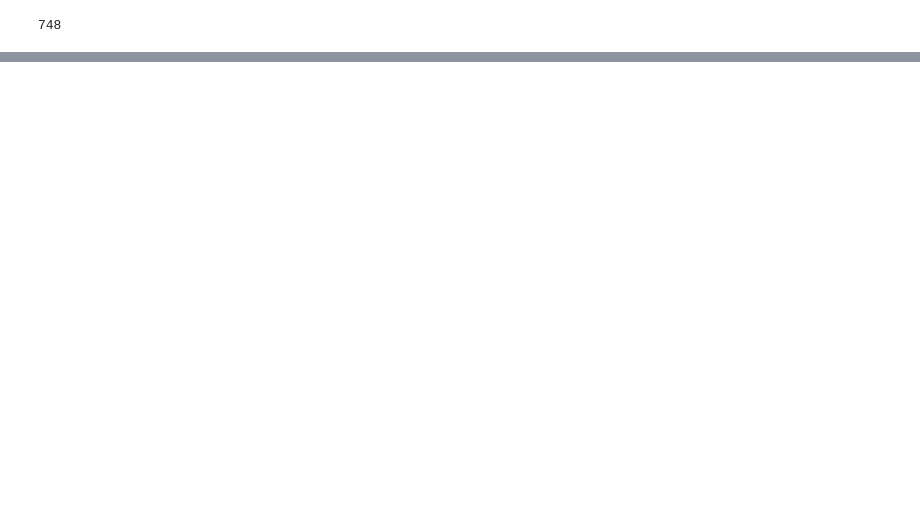
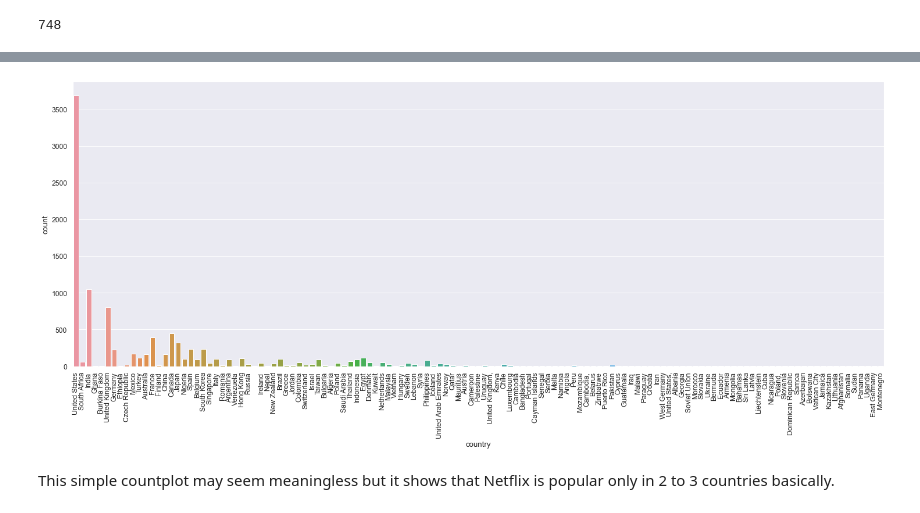
Before and after one commit to WRD397/Projects, a Jupyter notebook: BusinessCase_Netflix_EDA/main.ipynb, the cells around one changed output, grey strips where cells are left out. Drawn from its saved outputs; the diff is of its cells as text; code cells hidden in the pictures; blank space fills up the shorter version.

Commit message:
normal bar plot done. Tryin' to plot a map

```diff
--- a/BusinessCase_Netflix_EDA/main.ipynb
+++ b/BusinessCase_Netflix_EDA/main.ipynb
@@ -460,0 +483,3 @@ len(df_country.country.unique())
+# %%
+country_lst = df_country['country'].apply(lambda x: str(x).split(", ")).tolist()
+country_lst
@@ -460,0 +504,3 @@ len(df_country.country.unique())
+# %%
+df_country_melted = pd.DataFrame(country_lst,index = df_country['show_id'])
+df_country_melted
@@ -460,0 +522,3 @@ len(df_country.country.unique())
+# %%
+df_country_new = pd.DataFrame(df_country_melted.stack()).reset_index()
+df_country_new.head()
@@ -460,0 +532,4 @@ len(df_country.country.unique())
+# %%
+df_country_new.rename(columns={0:'country'}, inplace=True)
+df_country_new.drop(['level_1'], axis=1, inplace=True)
+df_country_new
@@ -460,0 +600,7 @@ len(df_country.country.unique())
+# %%
+ax = sns.countplot(x='country', data=df_country_new)
+ax.tick_params(axis='x', rotation=90)
+# %% [output]
+[figure, added]
+# %% [markdown]
+This simple countplot may seem meaningless but it shows that Netflix is popular only in 2 to 3 countries basically.
```
Also changed, not shown: parts of 9 cells of this notebook.
